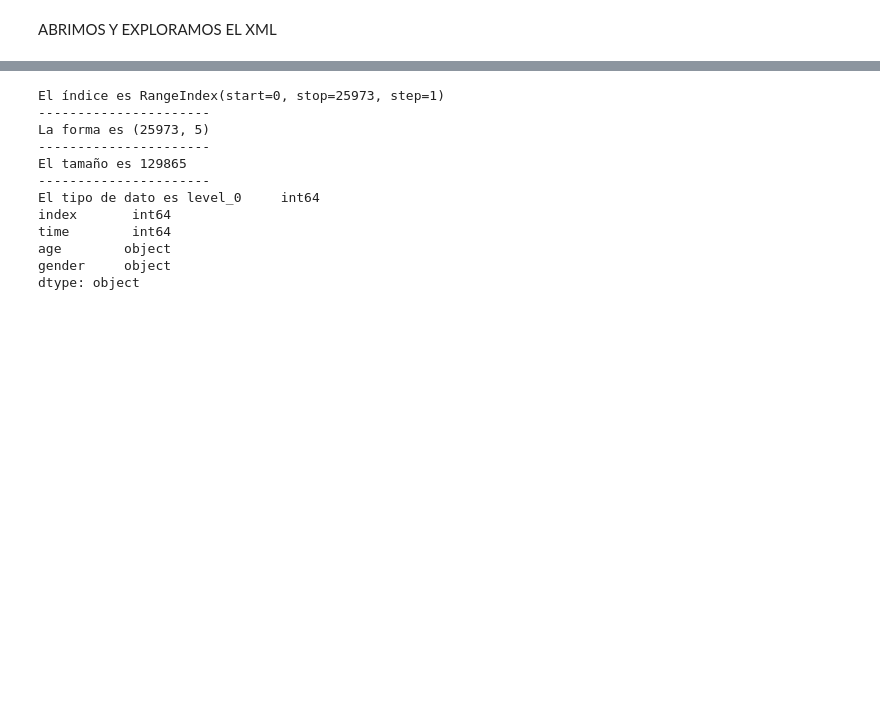
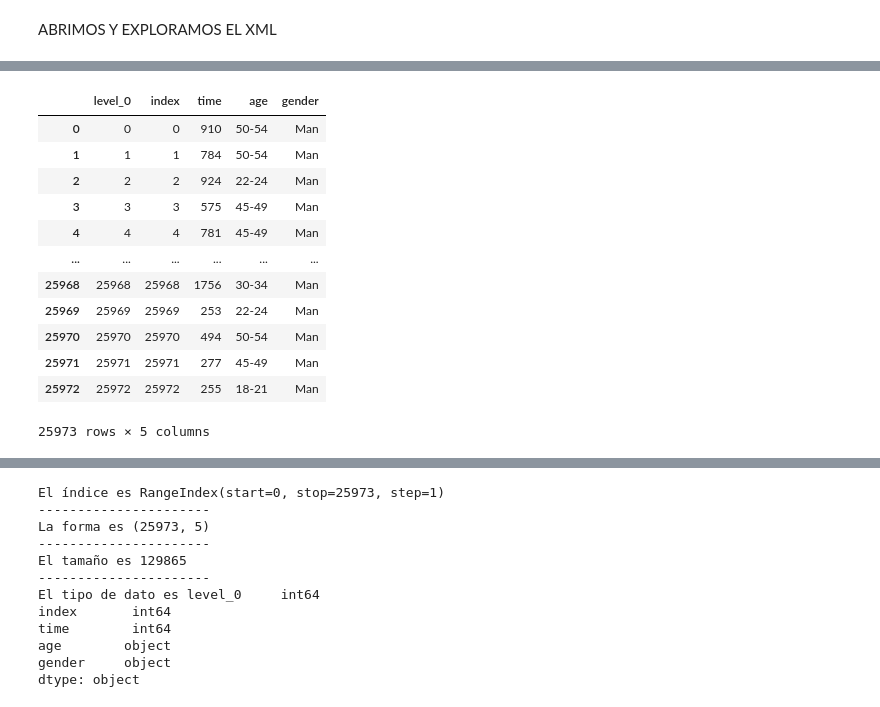
Before and after one commit to LourdesBoj/promoE_modulo2_proyecto_equipo3_AndreaIreneLourdesVictoria, a Jupyter notebook: Jupyter/Preguntas.ipynb, the cells around one changed output, grey strips where cells are left out. Drawn from its saved outputs; the diff is of its cells as text; code cells hidden in the pictures; blank space fills up the shorter version.

```diff
--- a/Jupyter/Preguntas.ipynb
+++ b/Jupyter/Preguntas.ipynb
@@ -142,0 +76,16 @@ data_xml.sample(5)
+# %%
+eliminar_columnas(data_xml)
+# %% [output]
+|  | level_0 | index | time | age | gender |
+| 0 | 0 | 0 | 910 | 50-54 | Man |
+| 1 | 1 | 1 | 784 | 50-54 | Man |
+| 2 | 2 | 2 | 924 | 22-24 | Man |
+| 3 | 3 | 3 | 575 | 45-49 | Man |
+| 4 | 4 | 4 | 781 | 45-49 | Man |
+| ... | ... | ... | ... | ... | ... |
+| 25968 | 25968 | 25968 | 1756 | 30-34 | Man |
+| 25969 | 25969 | 25969 | 253 | 22-24 | Man |
+| 25970 | 25970 | 25970 | 494 | 50-54 | Man |
+| 25971 | 25971 | 25971 | 277 | 45-49 | Man |
+| 25972 | 25972 | 25972 | 255 | 18-21 | Man |
+25973 rows × 5 columns
```
Also changed, not shown: parts of 19 cells of this notebook.
